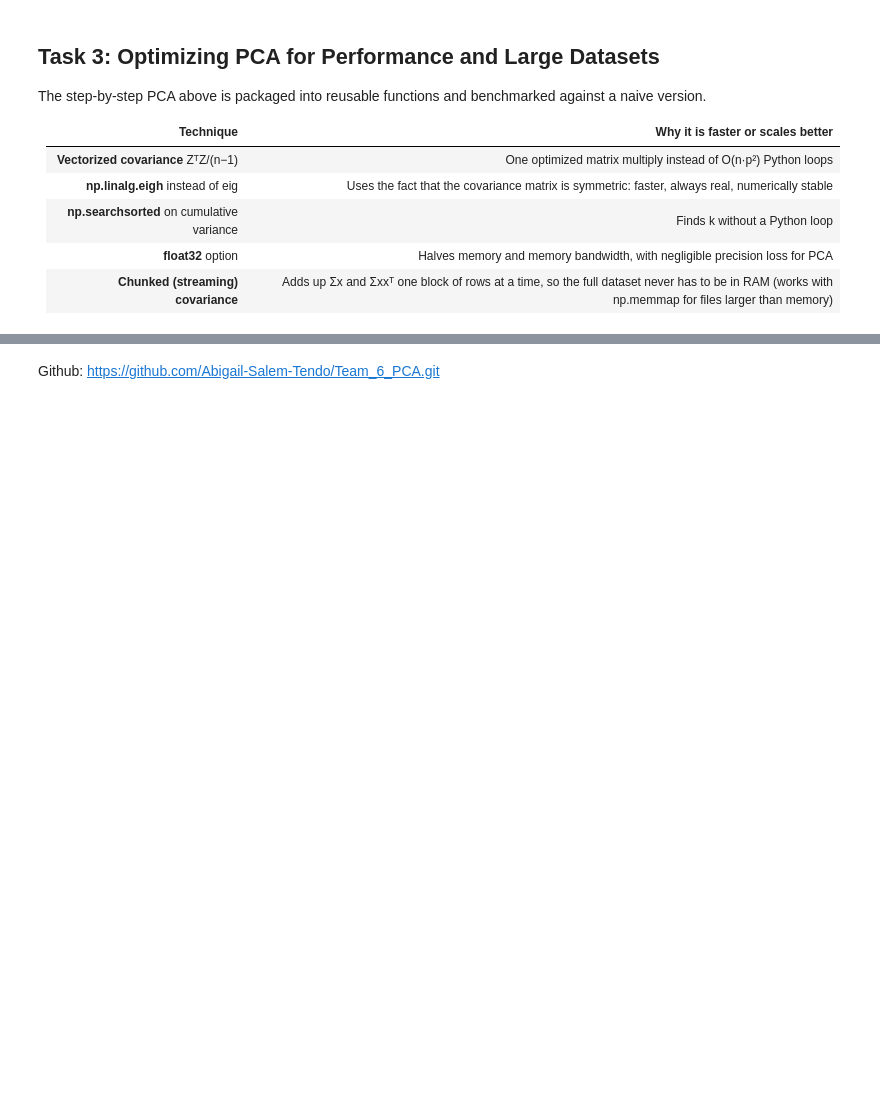
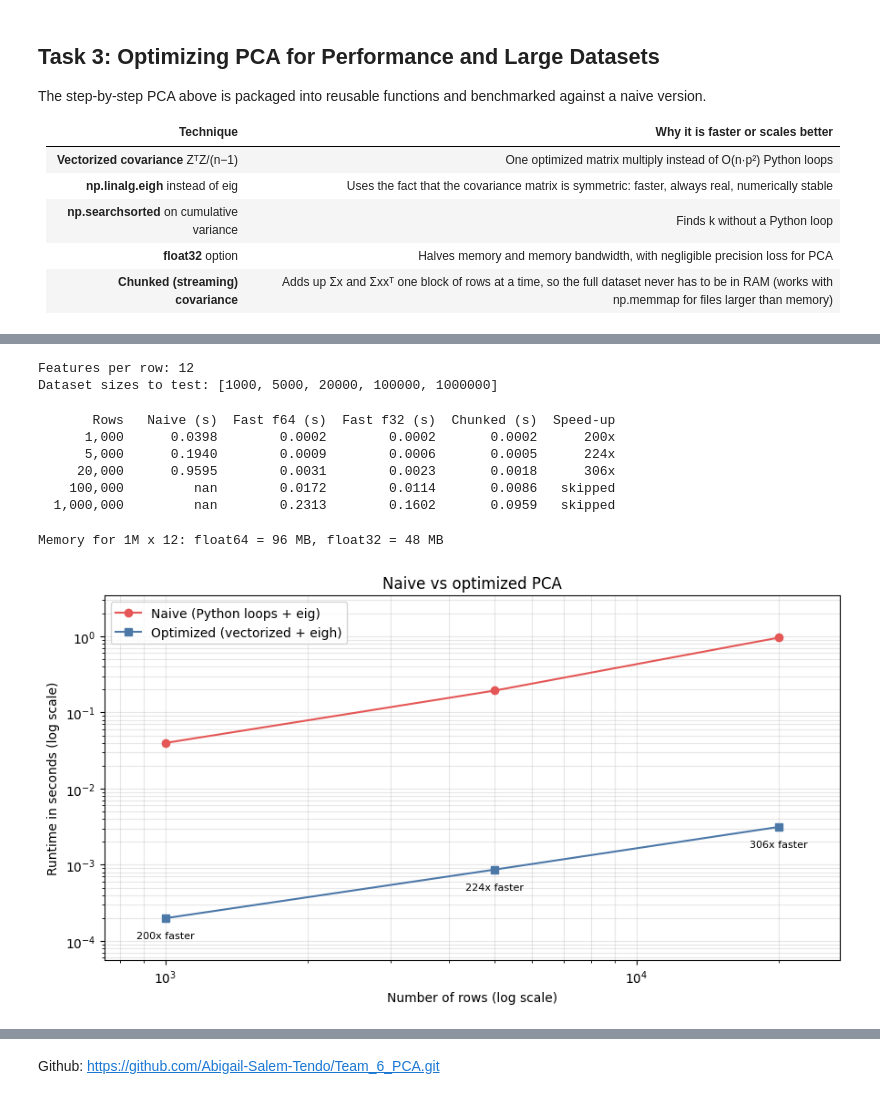
Before and after one commit to Abigail-Salem-Tendo/Team_6_PCA, a Jupyter notebook: PCA_Formative_2[6].ipynb, the cells around one changed output, grey strips where cells are left out. Drawn from its saved outputs; the diff is of its cells as text; code cells hidden in the pictures; blank space fills up the shorter version.

```diff
--- a/PCA_Formative_2[6].ipynb
+++ b/PCA_Formative_2[6].ipynb
@@ -421,0 +682,53 @@ print(f'  chunked == fast eigenvalues        : {np.allclose(v_chunk, v_fast)} |
+# %%
+rng = np.random.default_rng(42)
+p = standardized_data.shape[1]
+mixing = rng.normal(size=(p, p))
+
+def synthetic(n):
+    return rng.normal(size=(n, p)) @ mixing
+
+sizes = [1_000, 5_000, 20_000, 100_000, 1_000_000]
+print('Features per row:', p)
+print('Dataset sizes to test:', sizes)
+# %% [output]
+Features per row: 12
+Dataset sizes to test: [1000, 5000, 20000, 100000, 1000000]
+# %%
+results = []
+print(f"{'Rows':>11}{'Naive (s)':>12}{'Fast f64 (s)':>14}{'Fast f32 (s)':>14}{'Chunked (s)':>13}{'Speed-up':>10}")
+for n in sizes:
+    D = synthetic(n)
+    t_naive = best_time(pca_naive, D, repeats=1) if n <= 20_000 else np.nan
+    t64 = best_time(pca_fast, D)
+    t32 = best_time(lambda d: pca_fast(d, 0.9, np.float32), D)
+    tch = best_time(pca_chunked, D)
+    results.append((n, t_naive, t64, t32, tch))
+    sp = f'{t_naive / t64:,.0f}x' if not np.isnan(t_naive) else 'skipped'
+    print(f'{n:>11,}{t_naive:>12.4f}{t64:>14.4f}{t32:>14.4f}{tch:>13.4f}{sp:>10}')
+
+res = np.array(results)
+# %% [output]
+       Rows   Naive (s)  Fast f64 (s)  Fast f32 (s)  Chunked (s)  Speed-up
+      1,000      0.0398        0.0002        0.0002       0.0002      200x
+      5,000      0.1940        0.0009        0.0006       0.0005      224x
+     20,000      0.9595        0.0031        0.0023       0.0018      306x
+    100,000         nan        0.0172        0.0114       0.0086   skipped
+  1,000,000         nan        0.2313        0.1602       0.0959   skipped
+# %%
+D = synthetic(1_000_000)
+print(f'Memory for 1M x {p}: float64 = {D.nbytes/1e6:.0f} MB, float32 = {D.astype(np.float32).nbytes/1e6:.0f} MB')
+# %% [output]
+Memory for 1M x 12: float64 = 96 MB, float32 = 48 MB
+# %%
+naive_ran = ~np.isnan(res[:, 1])
+fig, ax = plt.subplots(figsize=(9, 5))
+ax.loglog(res[naive_ran, 0], res[naive_ran, 1], 'o-', color='#E45756', label='Naive (Python loops + eig)')
+ax.loglog(res[naive_ran, 0], res[naive_ran, 2], 's-', color='#4C78A8', label='Optimized (vectorized + eigh)')
+for n, t_n, t_f in res[naive_ran, :3]:
+    ax.annotate(f'{t_n / t_f:,.0f}x faster', (n, t_f), xytext=(0, -16), textcoords='offset points', ha='center', fontsize=8)
+ax.margins(x=0.1, y=0.15)
+ax.set_xlabel('Number of rows (log scale)'); ax.set_ylabel('Runtime in seconds (log scale)')
+ax.set_title('Naive vs optimized PCA'); ax.legend(); ax.grid(True, which='both', alpha=0.3)
+plt.tight_layout(); plt.show()
+# %% [output]
+[figure, added]
```
Also changed, not shown: parts of 27 cells of this notebook.
